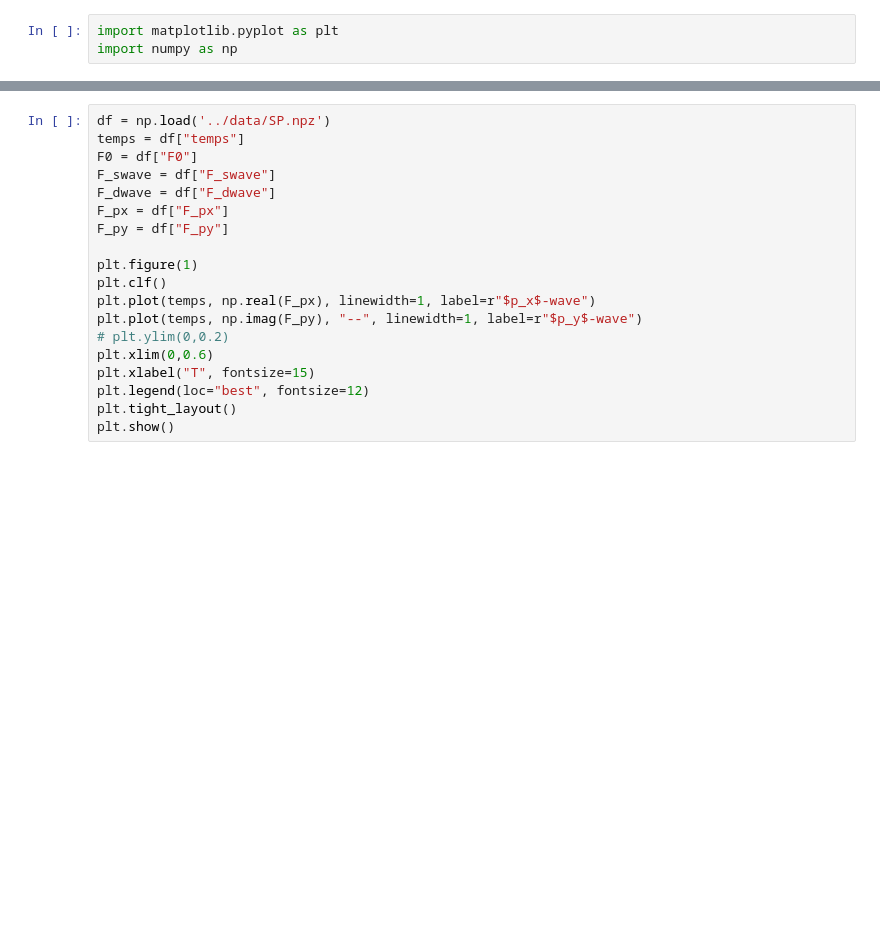
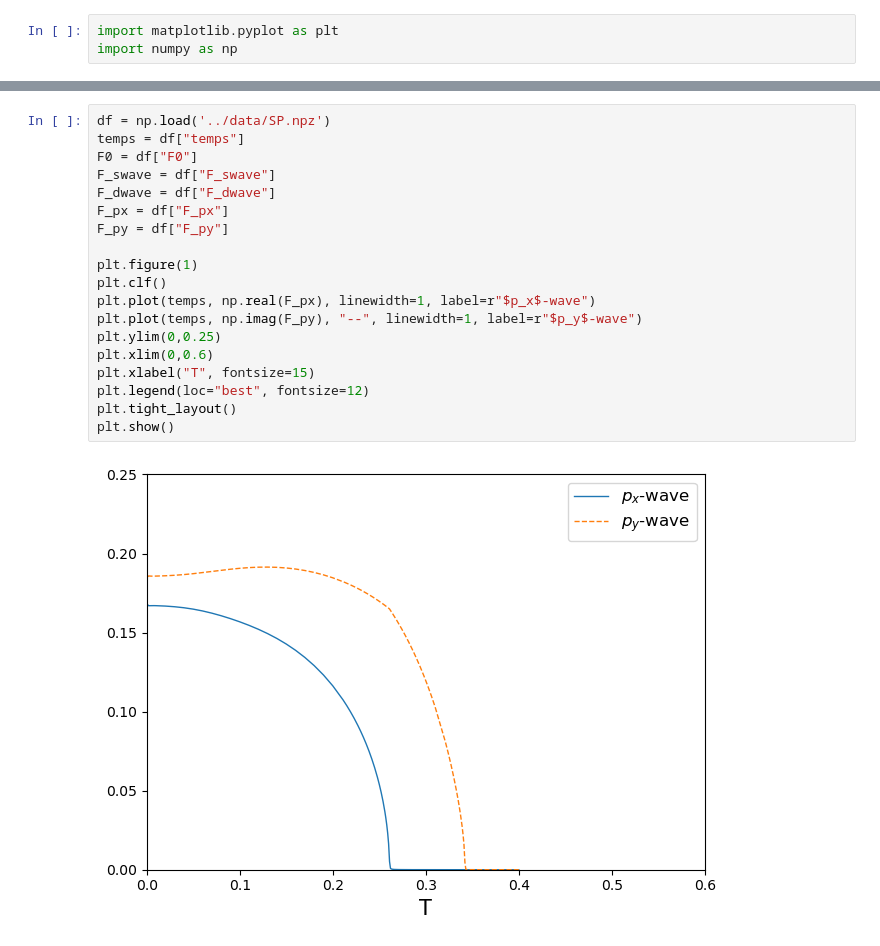
Before and after one commit to emilssp/master-thesis-codebase, a Jupyter notebook: cluster/notebooks/plot.ipynb, the cells around one changed output, grey strips where cells are left out. Drawn from its saved outputs; the diff is of its cells as text; blank space fills up the shorter version.

```diff
--- a/cluster/notebooks/plot.ipynb
+++ b/cluster/notebooks/plot.ipynb
@@ -53,22 +55,24 @@ plt.show()
 # %%
 df = np.load('../data/SP.npz')
 temps = df["temps"]
 F0 = df["F0"]
 F_swave = df["F_swave"]
 F_dwave = df["F_dwave"]
 F_px = df["F_px"]
 F_py = df["F_py"]
 
 plt.figure(1)
 plt.clf()
 plt.plot(temps, np.real(F_px), linewidth=1, label=r"$p_x$-wave")
 plt.plot(temps, np.imag(F_py), "--", linewidth=1, label=r"$p_y$-wave")
-# plt.ylim(0,0.2)
+plt.ylim(0,0.25)
 plt.xlim(0,0.6)
 plt.xlabel("T", fontsize=15)
 plt.legend(loc="best", fontsize=12)
 plt.tight_layout()
 plt.show()
+# %% [output]
+[figure, added]
 # %%
 df = np.load('../data/SFP.npz')
 temps = df["temps"]
```
Also changed, not shown: parts of 3 cells of this notebook, 20 other files.
